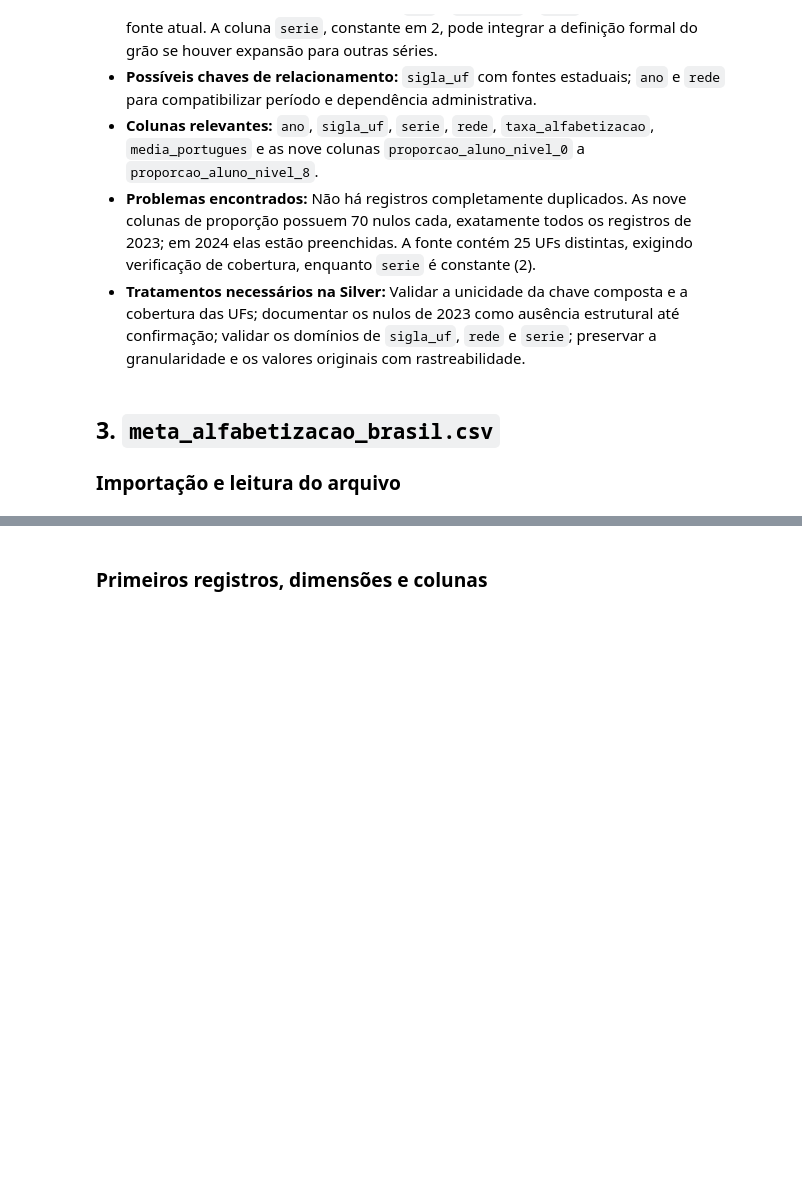
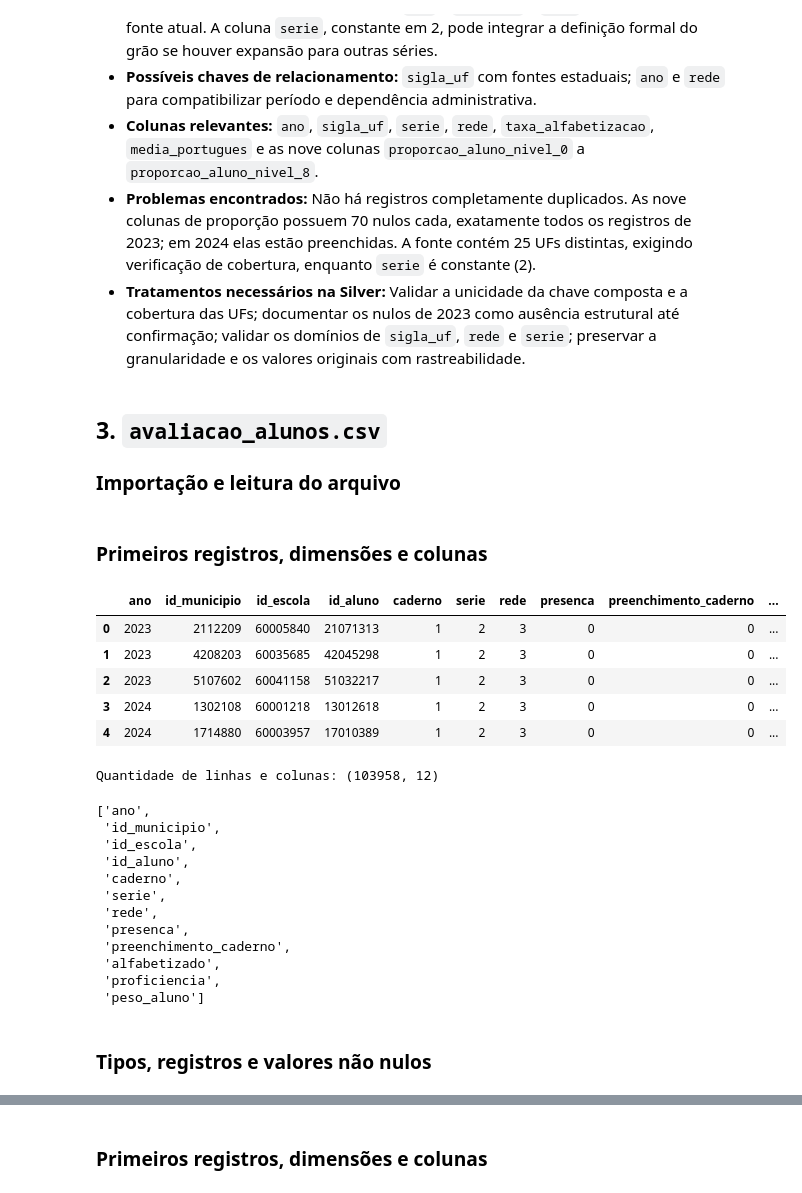
Before and after one commit to paollalopes/literacy-data-pipeline, a Jupyter notebook: notebooks/00_exploracao/exploracao_datasets.ipynb, the cells around one changed output, grey strips where cells are left out. Saved outputs shown, nothing was run; the diff lists cells and outputs as text; code cells hidden in the pictures; blank space fills up the shorter version.

```diff
--- a/notebooks/00_exploracao/exploracao_datasets.ipynb
+++ b/notebooks/00_exploracao/exploracao_datasets.ipynb
@@ -264,6 +264,6 @@ Registros completamente duplicados: 0
 - **Problemas encontrados:** Não há registros completamente duplicados. As nove colunas de proporção possuem 70 nulos cada, exatamente todos os registros de 2023; em 2024 elas estão preenchidas. A fonte contém 25 UFs distintas, exigindo verificação de cobertura, enquanto `serie` é constante (2).
 - **Tratamentos necessários na Silver:** Validar a unicidade da chave composta e a cobertura das UFs; documentar os nulos de 2023 como ausência estrutural até confirmação; validar os domínios de `sigla_uf`, `rede` e `serie`; preservar a granularidade e os valores originais com rastreabilidade.
 # %% [markdown]
-## 3. `meta_alfabetizacao_brasil.csv`
+## 3. `avaliacao_alunos.csv`
 
 ### Importação e leitura do arquivo
@@ -269,0 +273,28 @@ Registros completamente duplicados: 0
+# %% [markdown]
+### Primeiros registros, dimensões e colunas
+# %%
+display(avaliacao_alunos.head())
+print(f'Quantidade de linhas e colunas: {avaliacao_alunos.shape}')
+avaliacao_alunos.columns.tolist()
+# %% [output]
+|  | ano | id_municipio | id_escola | id_aluno | caderno | serie | rede | presenca | preenchimento_caderno | ... |
+| 0 | 2023 | 2112209 | 60005840 | 21071313 | 1 | 2 | 3 | 0 | 0 | ... |
+| 1 | 2023 | 4208203 | 60035685 | 42045298 | 1 | 2 | 3 | 0 | 0 | ... |
+| 2 | 2023 | 5107602 | 60041158 | 51032217 | 1 | 2 | 3 | 0 | 0 | ... |
+| 3 | 2024 | 1302108 | 60001218 | 13012618 | 1 | 2 | 3 | 0 | 0 | ... |
+| 4 | 2024 | 1714880 | 60003957 | 17010389 | 1 | 2 | 3 | 0 | 0 | ... |
+Quantidade de linhas e colunas: (103958, 12)
+['ano',
+ 'id_municipio',
+ 'id_escola',
+ 'id_aluno',
+ 'caderno',
+ 'serie',
+ 'rede',
+ 'presenca',
+ 'preenchimento_caderno',
+ 'alfabetizado',
+ 'proficiencia',
+ 'peso_aluno']
+# %% [markdown]
+### Tipos, registros e valores não nulos
```
Also changed, not shown: parts of 10 cells of this notebook.
